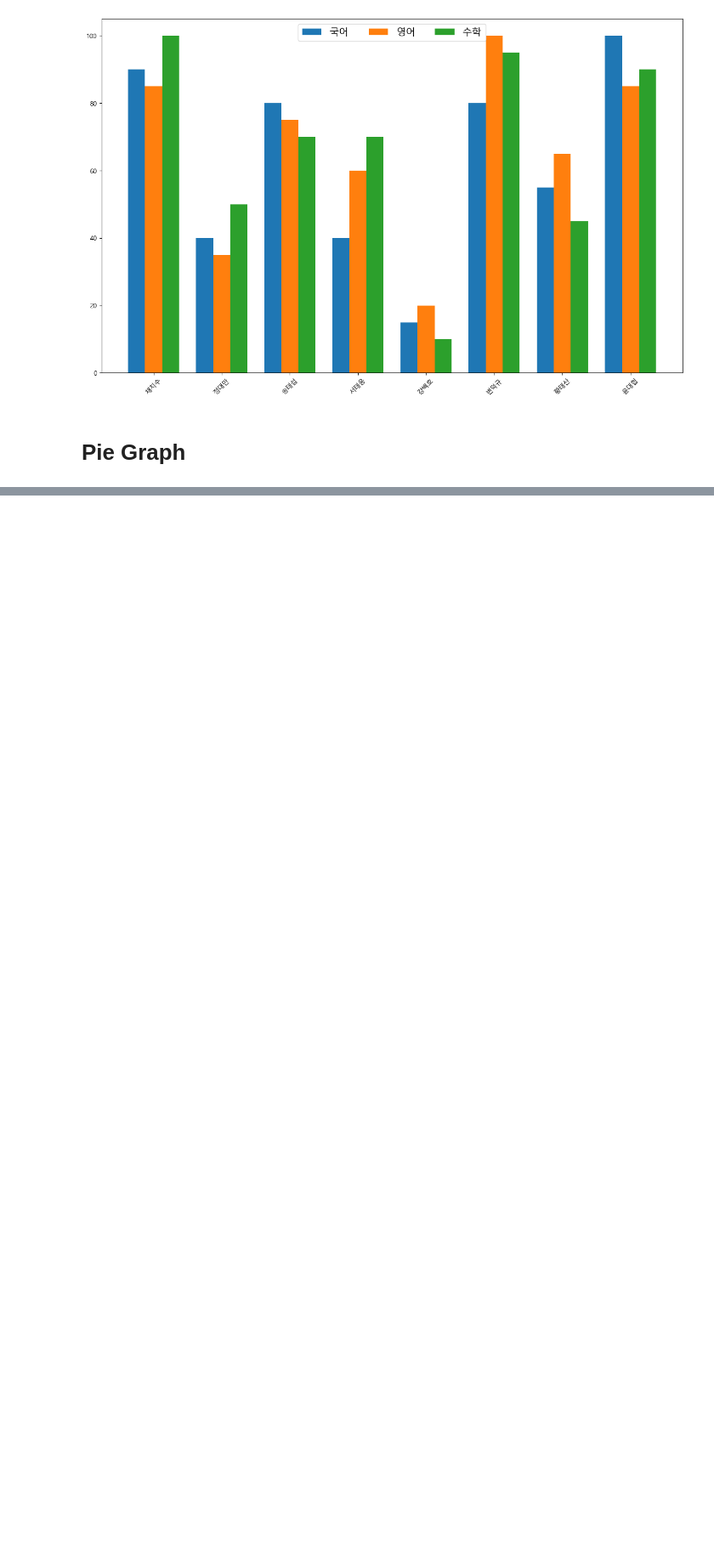
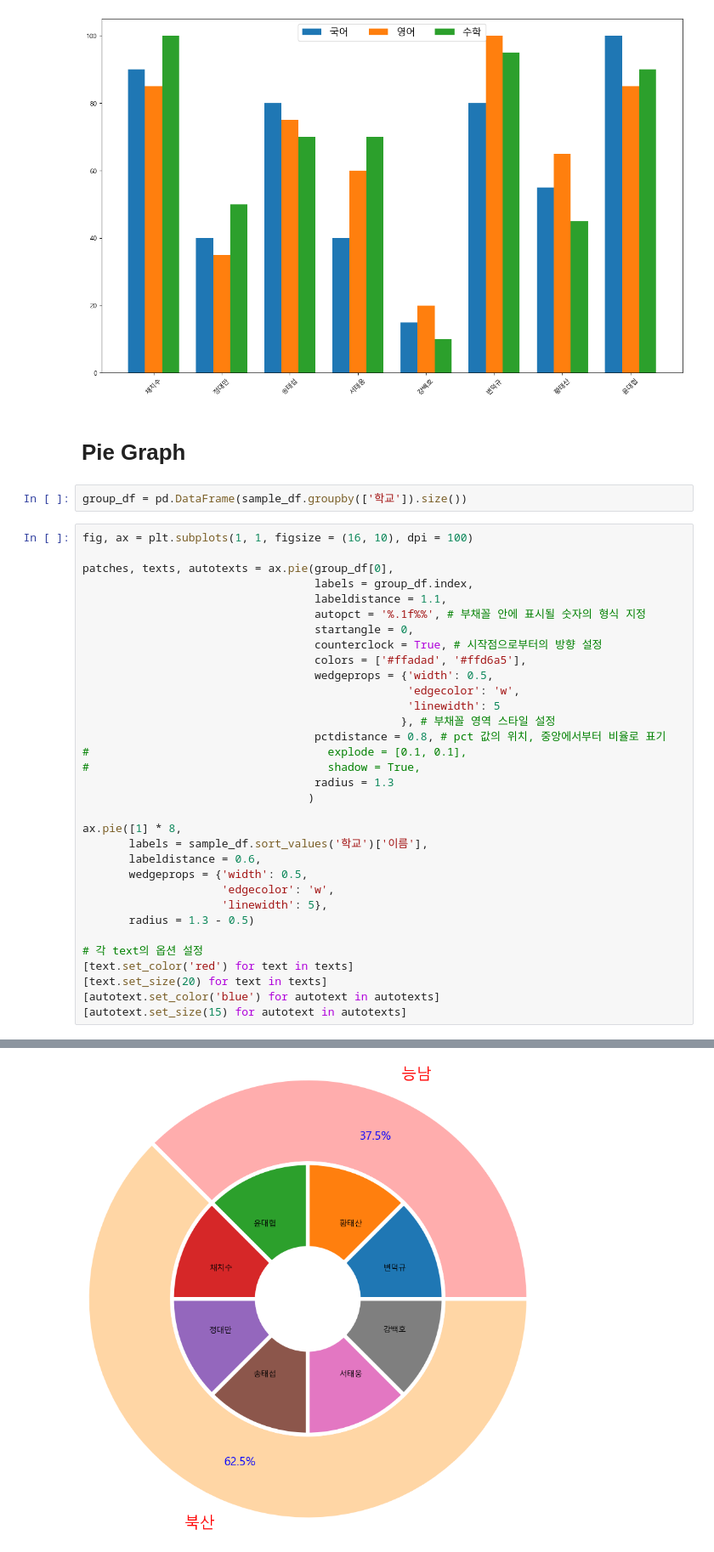
Before and after one commit to iop2000win/Basic, a Jupyter notebook: Visualization_Basic.ipynb, the cells around one changed output, grey strips where cells are left out. Shown at 85% size. Cells and saved outputs as stored; diff of their text form; blank space fills up the shorter version.

Commit message:
Update Notebook File [Visualization_Basic.ipynb]

```diff
--- a/Visualization_Basic.ipynb
+++ b/Visualization_Basic.ipynb
@@ -264,3 +264,39 @@ plt.show()
 [figure]
 # %% [markdown]
 # Pie Graph
+# %%
+group_df = pd.DataFrame(sample_df.groupby(['학교']).size())
+# %%
+fig, ax = plt.subplots(1, 1, figsize = (16, 10), dpi = 100)
+
+patches, texts, autotexts = ax.pie(group_df[0],
+                                   labels = group_df.index,
+                                   labeldistance = 1.1,
+                                   autopct = '%.1f%%', # 부채꼴 안에 표시될 숫자의 형식 지정
+                                   startangle = 0,
+                                   counterclock = True, # 시작점으로부터의 방향 설정
+                                   colors = ['#ffadad', '#ffd6a5'],
+                                   wedgeprops = {'width': 0.5,
+                                                 'edgecolor': 'w',
+                                                 'linewidth': 5
+                                                }, # 부채꼴 영역 스타일 설정
+                                   pctdistance = 0.8, # pct 값의 위치, 중앙에서부터 비율로 표기
+#                                    explode = [0.1, 0.1],
+#                                    shadow = True,
+                                   radius = 1.3
+                                  )
+
+ax.pie([1] * 8,
+       labels = sample_df.sort_values('학교')['이름'],
+       labeldistance = 0.6,
+       wedgeprops = {'width': 0.5,
+                     'edgecolor': 'w',
+                     'linewidth': 5},
+       radius = 1.3 - 0.5)
+
+# 각 text의 옵션 설정
+[text.set_color('red') for text in texts]
+[text.set_size(20) for text in texts]
+[autotext.set_color('blue') for autotext in autotexts]
+[autotext.set_size(15) for autotext in autotexts]
+# %% [output]
@@ -266,0 +304 @@ plt.show()
+[figure, added]
```
Also changed, not shown: parts of 5 cells of this notebook.
